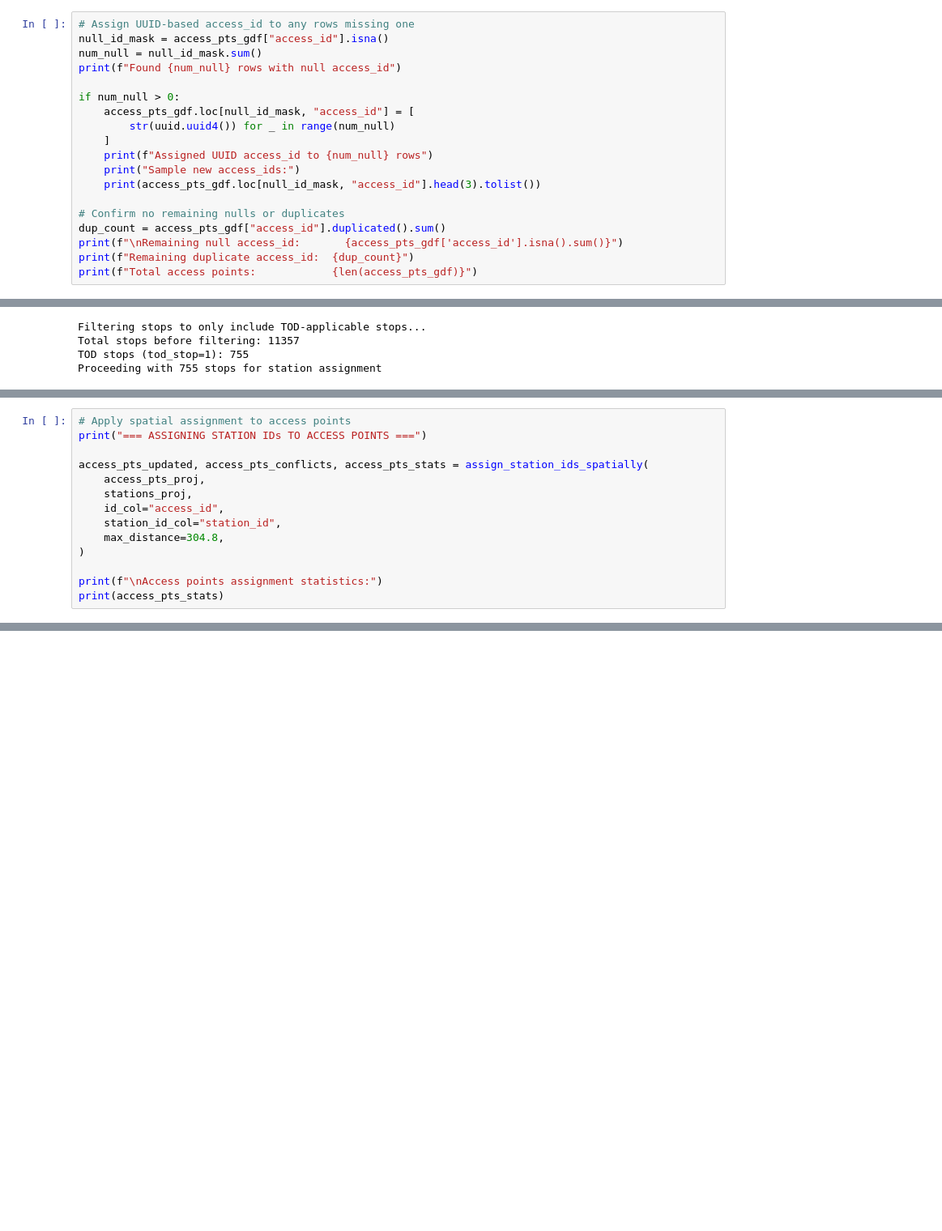
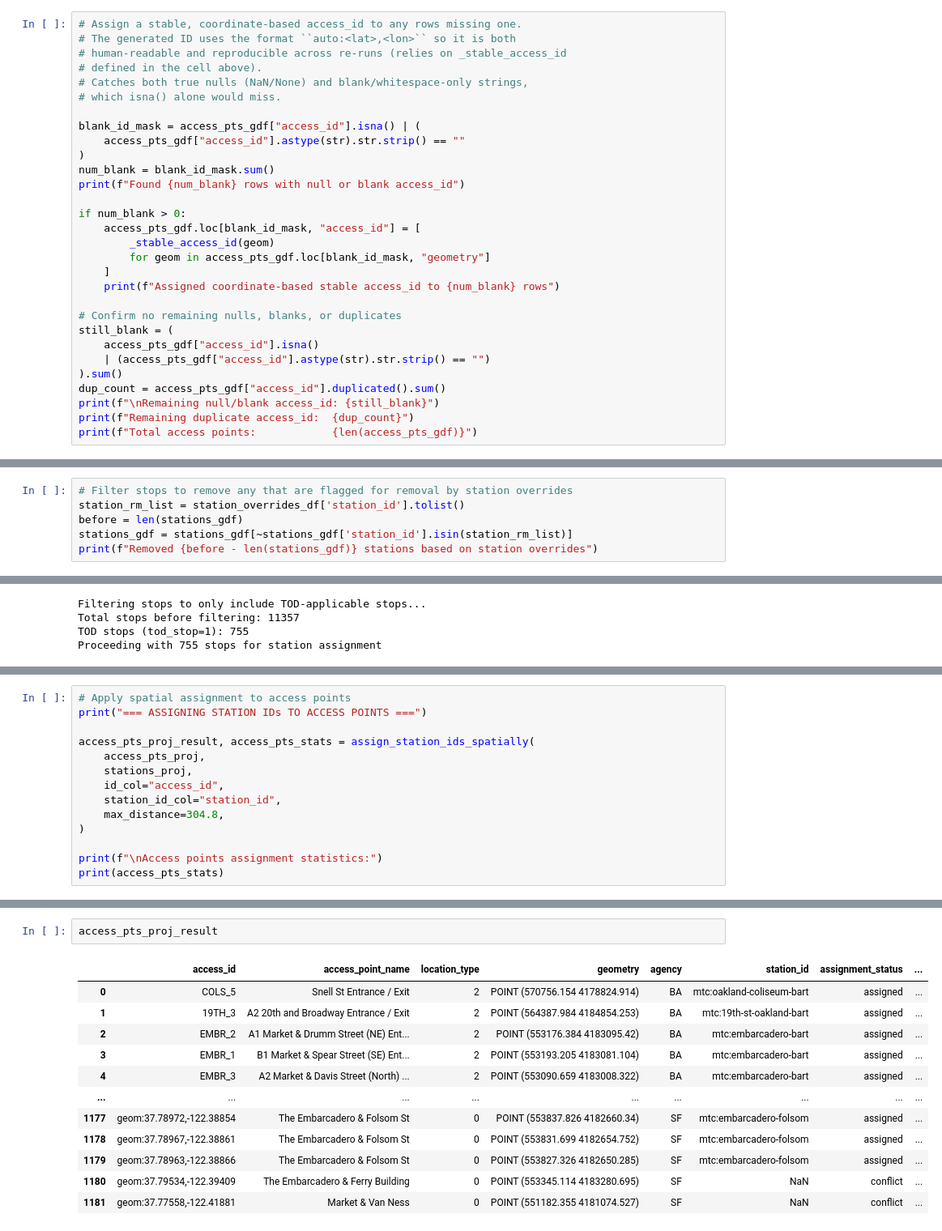
Before and after one commit to BayAreaMetro/Spatial-Analysis-Mapping-Projects, a Jupyter notebook: Project-Documentation/SB79-Transit-Oriented-Development-Upzoning/2_tod_stop_and_access_assignment.ipynb, the cells around one changed output, grey strips where cells are left out. Shown at 81% size. Cells and saved outputs as stored; diff of their text form; blank space fills up the shorter version.

```diff
--- a/Project-Documentation/SB79-Transit-Oriented-Development-Upzoning/2_tod_stop_and_access_assignment.ipynb
+++ b/Project-Documentation/SB79-Transit-Oriented-Development-Upzoning/2_tod_stop_and_access_assignment.ipynb
@@ -269,20 +288,31 @@ Dropped 97 exact duplicate rows (1280 remaining)
 # %%
-# Assign UUID-based access_id to any rows missing one
-null_id_mask = access_pts_gdf["access_id"].isna()
-num_null = null_id_mask.sum()
-print(f"Found {num_null} rows with null access_id")
+# Assign a stable, coordinate-based access_id to any rows missing one.
+# The generated ID uses the format ``auto:<lat>,<lon>`` so it is both
+# human-readable and reproducible across re-runs (relies on _stable_access_id
+# defined in the cell above).
+# Catches both true nulls (NaN/None) and blank/whitespace-only strings,
+# which isna() alone would miss.
 
-if num_null > 0:
-    access_pts_gdf.loc[null_id_mask, "access_id"] = [
-        str(uuid.uuid4()) for _ in range(num_null)
+blank_id_mask = access_pts_gdf["access_id"].isna() | (
+    access_pts_gdf["access_id"].astype(str).str.strip() == ""
+)
+num_blank = blank_id_mask.sum()
+print(f"Found {num_blank} rows with null or blank access_id")
+
+if num_blank > 0:
+    access_pts_gdf.loc[blank_id_mask, "access_id"] = [
+        _stable_access_id(geom)
+        for geom in access_pts_gdf.loc[blank_id_mask, "geometry"]
     ]
-    print(f"Assigned UUID access_id to {num_null} rows")
-    print("Sample new access_ids:")
-    print(access_pts_gdf.loc[null_id_mask, "access_id"].head(3).tolist())
+    print(f"Assigned coordinate-based stable access_id to {num_blank} rows")
 
-# Confirm no remaining nulls or duplicates
+# Confirm no remaining nulls, blanks, or duplicates
+still_blank = (
+    access_pts_gdf["access_id"].isna()
+    | (access_pts_gdf["access_id"].astype(str).str.strip() == "")
+).sum()
 dup_count = access_pts_gdf["access_id"].duplicated().sum()
-print(f"\nRemaining null access_id:       {access_pts_gdf['access_id'].isna().sum()}")
+print(f"\nRemaining null/blank access_id: {still_blank}")
 print(f"Remaining duplicate access_id:  {dup_count}")
 print(f"Total access points:            {len(access_pts_gdf)}")
 # %% [output]
@@ -359,3 +387,9 @@ Stops: EPSG:4326
 Access Points: EPSG:4326
 
 Projecting to EPSG:26910 for accurate distance measurements in meters...
+# %%
+# Filter stops to remove any that are flagged for removal by station overrides
+station_rm_list = station_overrides_df['station_id'].tolist()
+before = len(stations_gdf)
+stations_gdf = stations_gdf[~stations_gdf['station_id'].isin(station_rm_list)]
+print(f"Removed {before - len(stations_gdf)} stations based on station overrides")
@@ -565,7 +594,7 @@ New conflicts: 2
 # Apply spatial assignment to access points
 print("=== ASSIGNING STATION IDs TO ACCESS POINTS ===")
 
-access_pts_updated, access_pts_conflicts, access_pts_stats = assign_station_ids_spatially(
+access_pts_proj_result, access_pts_stats = assign_station_ids_spatially(
     access_pts_proj,
     stations_proj,
     id_col="access_id",
@@ -595,0 +698,15 @@ New conflicts: 14
+# %%
+access_pts_proj_result
+# %% [output]
+|  | access_id | access_point_name | location_type | geometry | agency | station_id | assignment_status | ... |
+| 0 | COLS_5 | Snell St Entrance / Exit | 2 | POINT (570756.154 4178824.914) | BA | mtc:oakland-coliseum-bart | assigned | ... |
+| 1 | 19TH_3 | A2 20th and Broadway Entrance / Exit | 2 | POINT (564387.984 4184854.253) | BA | mtc:19th-st-oakland-bart | assigned | ... |
+| 2 | EMBR_2 | A1 Market & Drumm Street (NE) Ent... | 2 | POINT (553176.384 4183095.42) | BA | mtc:embarcadero-bart | assigned | ... |
+| 3 | EMBR_1 | B1 Market & Spear Street (SE) Ent... | 2 | POINT (553193.205 4183081.104) | BA | mtc:embarcadero-bart | assigned | ... |
+| 4 | EMBR_3 | A2 Market & Davis Street (North) ... | 2 | POINT (553090.659 4183008.322) | BA | mtc:embarcadero-bart | assigned | ... |
+| ... | ... | ... | ... | ... | ... | ... | ... | ... |
+| 1177 | geom:37.78972,-122.38854 | The Embarcadero & Folsom St | 0 | POINT (553837.826 4182660.34) | SF | mtc:embarcadero-folsom | assigned | ... |
+| 1178 | geom:37.78967,-122.38861 | The Embarcadero & Folsom St | 0 | POINT (553831.699 4182654.752) | SF | mtc:embarcadero-folsom | assigned | ... |
+| 1179 | geom:37.78963,-122.38866 | The Embarcadero & Folsom St | 0 | POINT (553827.326 4182650.285) | SF | mtc:embarcadero-folsom | assigned | ... |
+| 1180 | geom:37.79534,-122.39409 | The Embarcadero & Ferry Building | 0 | POINT (553345.114 4183280.695) | SF | NaN | conflict | ... |
+| 1181 | geom:37.77558,-122.41881 | Market & Van Ness | 0 | POINT (551182.355 4181074.527) | SF | NaN | conflict | ... |
```
Also changed, not shown: parts of 16 cells of this notebook, 3 other files.
